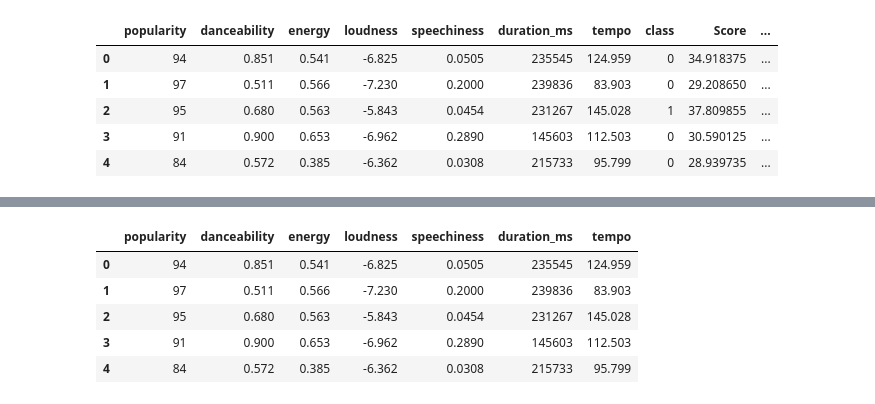
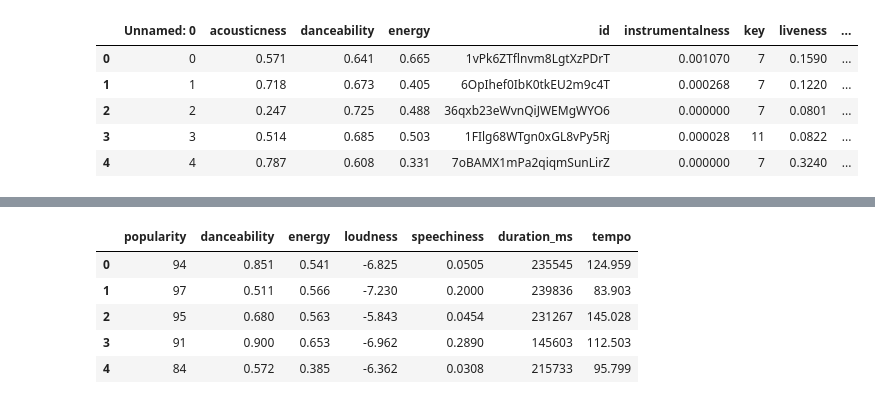
Before and after one commit to AGBarbour/Spotify-Recommendations, a Jupyter notebook: KNN-Testing.ipynb, the cells around one changed output, grey strips where cells are left out. Drawn from its saved outputs; the diff is of its cells as text; code cells hidden in the pictures.

```diff
--- a/KNN-Testing.ipynb
+++ b/KNN-Testing.ipynb
@@ -5,10 +7,4 @@ import pandas as pd
 # %%
-df = pd.read_csv("features2.csv")
+df = pd.read_csv("features.csv")
 df.head()
+df = df.dropna()
-# %% [output]
-|  | popularity | danceability | energy | loudness | speechiness | duration_ms | tempo | class | Score | ... |
-| 0 | 94 | 0.851 | 0.541 | -6.825 | 0.0505 | 235545 | 124.959 | 0 | 34.918375 | ... |
-| 1 | 97 | 0.511 | 0.566 | -7.230 | 0.2000 | 239836 | 83.903 | 0 | 29.208650 | ... |
-| 2 | 95 | 0.680 | 0.563 | -5.843 | 0.0454 | 231267 | 145.028 | 1 | 37.809855 | ... |
-| 3 | 91 | 0.900 | 0.653 | -6.962 | 0.2890 | 145603 | 112.503 | 0 | 30.590125 | ... |
-| 4 | 84 | 0.572 | 0.385 | -6.362 | 0.0308 | 215733 | 95.799 | 0 | 28.939735 | ... |
@@ -14,0 +16,9 @@ df.head()
+# %%
+df.head()
+# %% [output]
+|  | Unnamed: 0 | acousticness | danceability | energy | id | instrumentalness | key | liveness | ... |
+| 0 | 0 | 0.571 | 0.641 | 0.665 | 1vPk6ZTflnvm8LgtXzPDrT | 0.001070 | 7 | 0.1590 | ... |
+| 1 | 1 | 0.718 | 0.673 | 0.405 | 6OpIhef0IbK0tkEU2m9c4T | 0.000268 | 7 | 0.1220 | ... |
+| 2 | 2 | 0.247 | 0.725 | 0.488 | 36qxb23eWvnQiJWEMgWYO6 | 0.000000 | 7 | 0.0801 | ... |
+| 3 | 3 | 0.514 | 0.685 | 0.503 | 1FIlg68WTgn0xGL8vPy5Rj | 0.000028 | 11 | 0.0822 | ... |
+| 4 | 4 | 0.787 | 0.608 | 0.331 | 7oBAMX1mPa2qiqmSunLirZ | 0.000000 | 7 | 0.3240 | ... |
```
Also changed, not shown: parts of 6 cells of this notebook.
